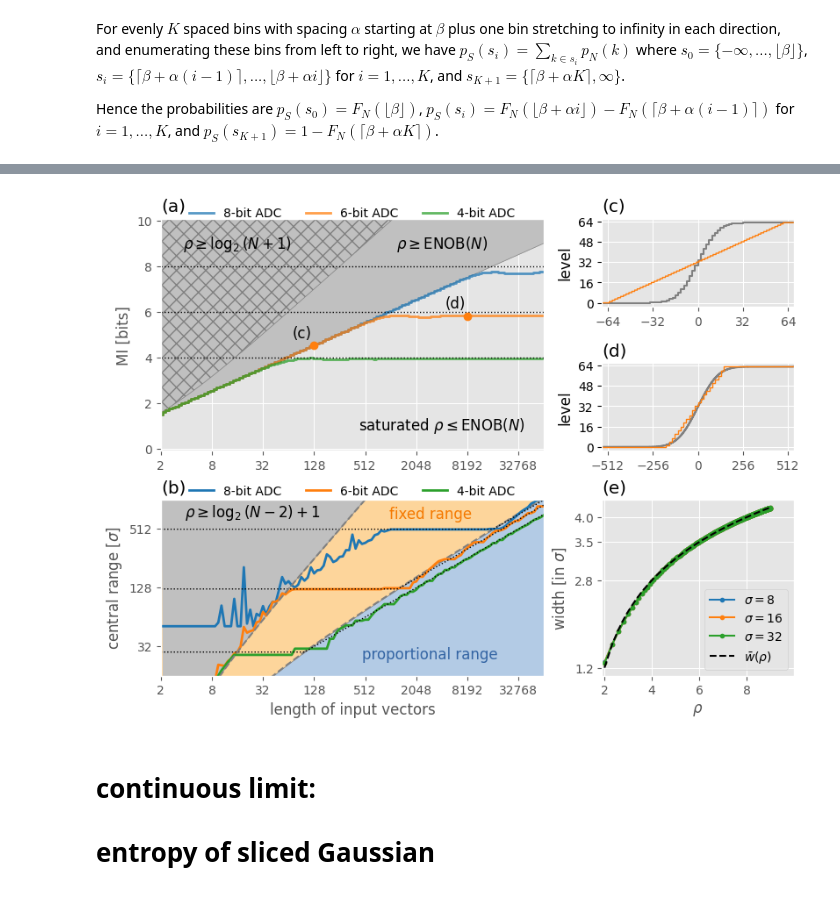
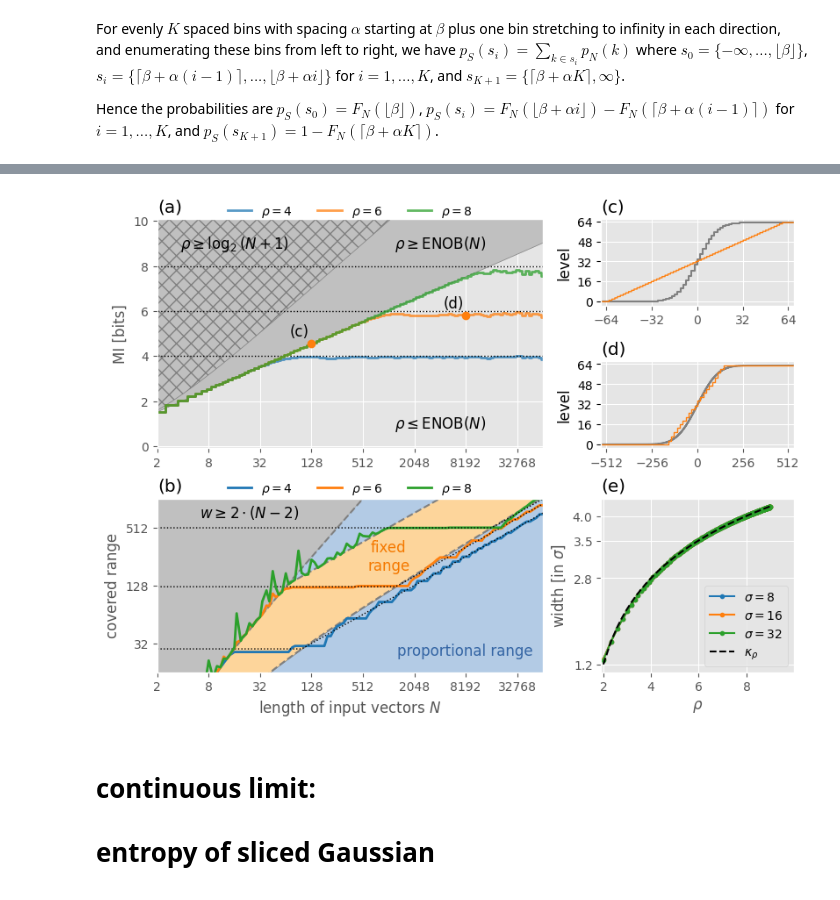
Before and after one commit to Integrated-Systems-Neuroengineering/optquant, a Jupyter notebook: experiments/derivation.ipynb, the cells around one changed output, grey strips where cells are left out. Drawn from its saved outputs; the diff is of its cells as text; code cells hidden in the pictures.

```diff
--- a/experiments/derivation.ipynb
+++ b/experiments/derivation.ipynb
@@ -330,0 +105,13 @@ max_widths = jnp.array(max_widths)
+# %%
+# Minimize MI assuming an ideal Gaussian for different levels and sigmas to compute the asymptotic behavior
+sigmas = jnp.array([8,16,32])
+num_levels = jnp.arange(4, 2**9+1)
+ab_max = []
+
+mu = 0
+for i,levels in tqdm(enumerate(num_levels), position=0, total=len(num_levels)):
+    y = jnp.arange(0, levels).astype(float)
+    ab_max.append(jax.lax.map(lambda sigma: uniform_normal_partition(int(levels), eta=0.1, mu=mu, sigma=sigma, num_steps=2000), sigmas))
+
+ab_max = jnp.array(ab_max)
+a_max = ab_max[:,0,:]
@@ -331,8 +131,4 @@ max_widths = jnp.array(max_widths)
 # %%
-from matplotlib.ticker import FixedLocator, MaxNLocator
-from matplotlib.ticker import MultipleLocator, FixedLocator
-
-normalize_by_sigma = True
 normalize_by_sigma = False
 
 scale = 1 / jnp.sqrt(vector_length) if normalize_by_sigma else 1
@@ -364,10 +160,10 @@ ax["MI"].fill_between(
 )
 
 # hatch the irrelevant region for the range
-p = ax["range"].fill_between(
+p = ax["range"].fill_betweenx(
+    2 * (vector_length - 2) * scale,
     vector_length,
-    10000,
-    2 * (vector_length - 2) * scale,
+    1,
     facecolor="silver",
     edgecolor="gray",
 )
@@ -391,6 +187,15 @@ ax["range"].fill_betweenx(
     edgecolor="gray",
     # label="fixed spacing",
 )
+
+ax["range"].plot(vector_length, 2 * (vector_length - 2) * scale, "--", color="gray")
+
+slope = 16
+# fill the region where ADC resolution is multiple sigmas and grows proportionally to sigma
+idx = jnp.searchsorted(2 * (vector_length - 2) >= slope*jnp.sqrt(vector_length), True)
+ax["range"].plot(vector_length[idx:], slope*jnp.sqrt(vector_length[idx:]) * scale, "--", color="gray")
+ax["range"].fill_between(vector_length[idx:], slope*jnp.sqrt(vector_length[idx:]) * scale, 2 * (vector_length[idx:] - 2) * scale, facecolor="#b3cbe5ff")
+
 ax["range"].grid(False)
 
 
@@ -479,7 +284,7 @@ for (l,t, example_size) in zip(["quant1", "quant2"],["(c)","(d)"],[128, 8192]):
 
 # plot the relation between vector length and optimal central region width in sigma
 ax["rel"].plot(rho_sweep, data, ".-", label=[f"$\\sigma={s}$" for s in sigmas])
-ax["rel"].plot(rho_sweep, w_opt(num_levels), "k--", label="$\\bar w(\\rho)$")
+ax["rel"].plot(rho_sweep, w_opt(num_levels), "k--", label="$\\kappa_\\rho$")
 
 ax["rel"].set_xlim(rho_sweep.min()-0.1, rho_sweep.max()+1)
 ax["rel"].legend(loc="lower right")
@@ -489,11 +294,10 @@ ax["MI"].set_ylabel("MI [bits]")
 ax["MI"].set_ylim(ymin, ymax)
 ax["MI"].set_xlim(xmin, xmax)
 
-ax["range"].set_xlabel("length of input vectors")
-ax["range"].set_ylabel("central range [$\\sigma$]")
+ax["range"].set_xlabel("length of input vectors $N$")
+ax["range"].set_ylabel("covered range")
 
 
-ax["range"].plot(vector_length, 2 * (vector_length - 2) * scale, "--", color="gray")
 
 # set integer locators for each plot
 ax["MI"].yaxis.set_major_locator(MaxNLocator(5, integer=True))
@@ -525,14 +329,14 @@ ax["range"].legend(
 if normalize_by_sigma:
     ax["range"].set_ylim(1, 32)
 
-    xy1 = (24, 6)
-    xy1 = (4096, 6)
-    xy2 = (4096, 2)
+    xy0 = (24, 6)
+    xy1 = (1024, 6)
+    xy2 = (8000, 2)
 else:
     ax["range"].set_ylim(16, 1024)
     xy0 = (24, 600)
-    xy1 = (3000, 600)
-    xy2 = (3000, 32)
+    xy1 = (1024, 256)
+    xy2 = (8000, 32)
 
 ax["MI"].annotate(
     "$\\rho \\geq \\log_2(N+1)$",
@@ -551,7 +355,7 @@ ax["MI"].annotate(
     color="black",
 )
 ax["MI"].annotate(
-    "saturated $\\rho \\leq \\text{ENOB}(N)$",
+    "$\\rho \\leq \\text{ENOB}(N)$",
     xy=(4096, 1),
     ha="center",
     va="center",
@@ -560,33 +364,33 @@ ax["MI"].annotate(
 )
 
 ax["range"].annotate(
-    "$\\rho \\geq \\log_2(N-2)+1$", xy=xy0, ha="center", va="bottom", fontsize=12, color="black"
+    "$w \\geq 2\\cdot(N-2)$", xy=xy0, ha="center", va="bottom", fontsize=12, color="black"
 )
 ax["range"].annotate(
-    "fixed range", xy=xy1, ha="center", va="bottom", fontsize=12, color="#f57900ff"
+    "fixed\nrange", xy=xy1, ha="center", va="center", fontsize=12, color="#f57900ff"
 )
 ax["range"].annotate(
     "proportional range", xy=xy2, ha="center", va="top", fontsize=12, color="#3465a4ff"
 )
 
 power_of_2_scaling = (jnp.log2, lambda x: 2**x)
 ax["range"].set_xscale("function", functions=power_of_2_scaling)
 ax["range"].set_yscale("function", functions=power_of_2_scaling)
 ax["range"].xaxis.set_major_locator(FixedLocator([2**i for i in range(1, 16, 2)]))
 ax["range"].yaxis.set_major_locator(FixedLocator([2**i for i in range(1, 11, 2)]))
 ax["MI"].yaxis.set_major_locator(MultipleLocator(2))
 
 xtest = jnp.array([2, 4,6,8])
 ytest = w_opt(2**xtest)
 ax["rel"].set_xticks(xtest)
 ax["rel"].set_yticks(ytest)
 ax["rel"].set_xlabel("$\\rho$")
 ax["rel"].set_ylabel("width [in $\\sigma$]")
 
 # set formatter
 ax["rel"].xaxis.set_major_formatter("${x}$")
 ax["rel"].yaxis.set_major_formatter("${x:.1f}$")
 # hide minor ticks
 ax["rel"].xaxis.set_minor_locator(plt.NullLocator())
 # %% [output]
-[figure, old version]
+[figure, new version]
```
Also changed, not shown: parts of 21 cells of this notebook, 15 other files.
